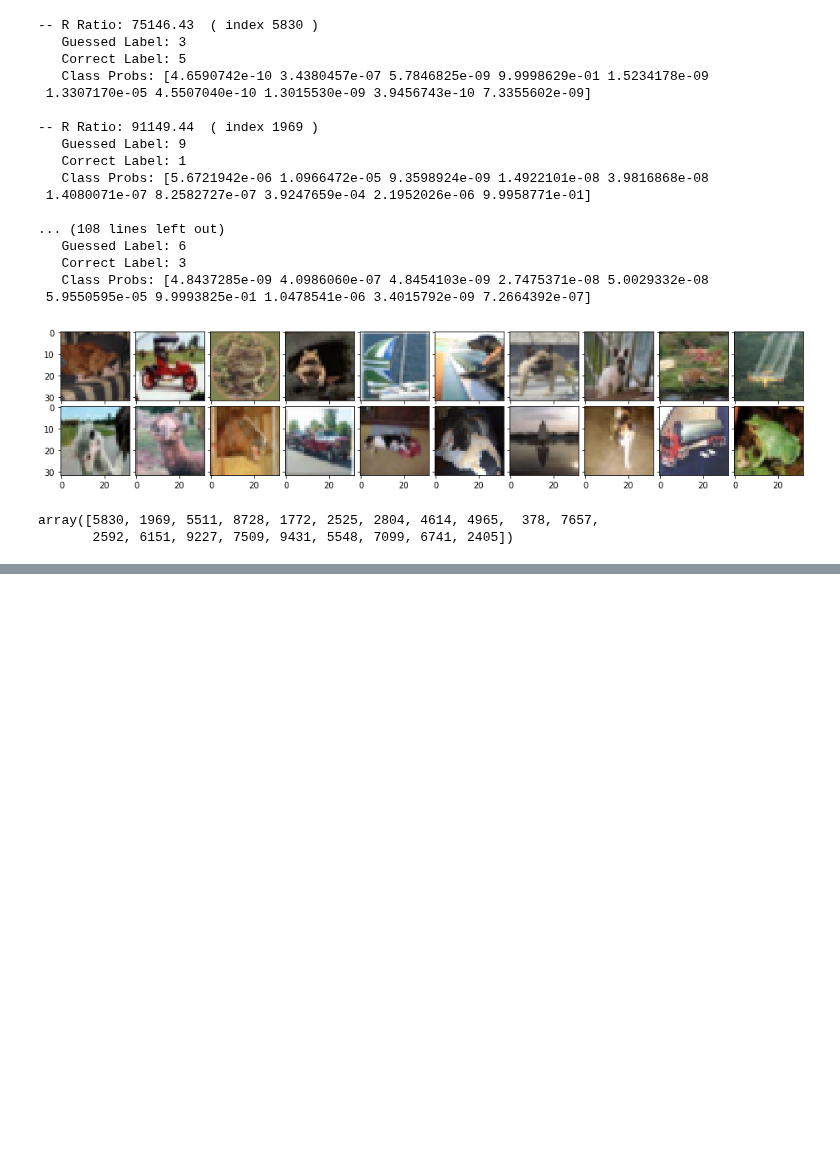
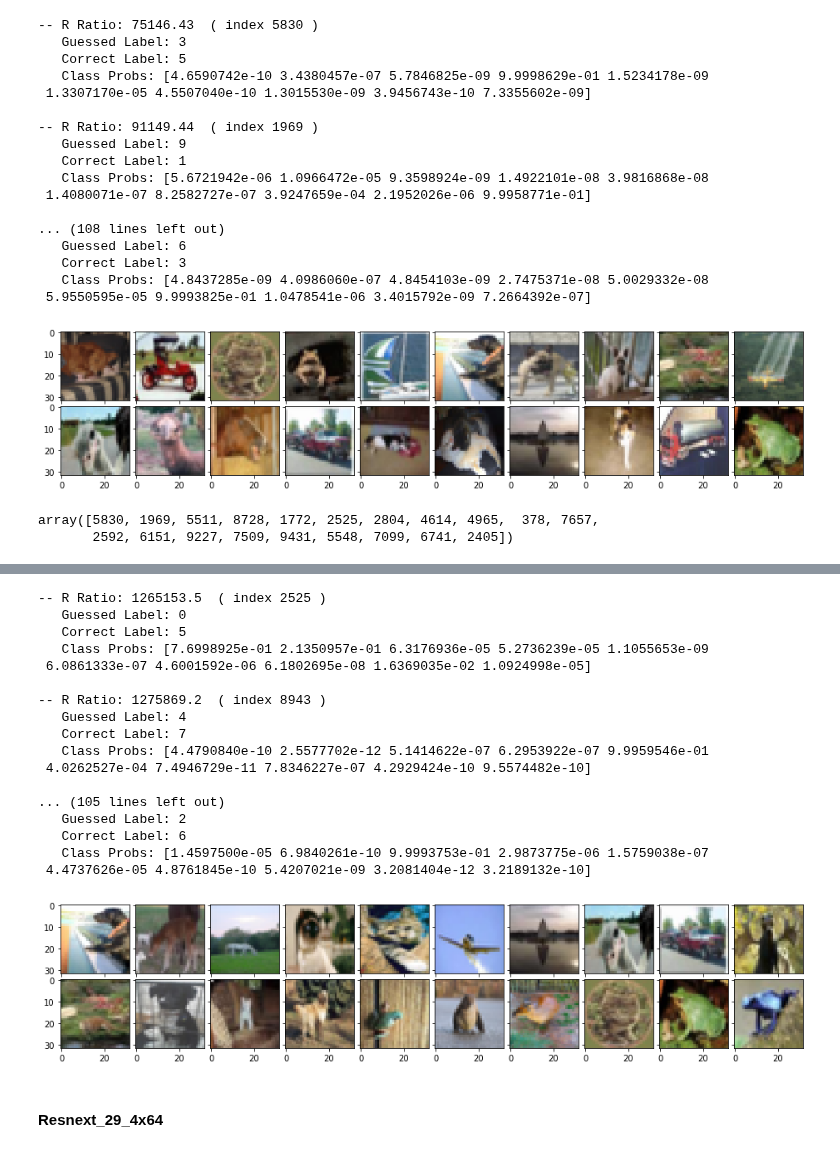
Before and after one commit to danzisar/w210-capstone, a Jupyter notebook: original_model_results/Reproducability_EDA.ipynb, the cells around one changed output, grey strips where cells are left out. Saved outputs shown, nothing was run; the diff lists cells and outputs as text; code cells hidden in the pictures; blank space fills up the shorter version.

```diff
--- a/original_model_results/Reproducability_EDA.ipynb
+++ b/original_model_results/Reproducability_EDA.ipynb
@@ -187,0 +186,4 @@ array([5830, 1969, 5511, 8728, 1772, 2525, 2804, 4614, 4965,  378, 7657,
+# %%
+output = './resnet_basic_32/predictions_160.npz'
+npzfile = np.load(output)
+confirm_score(npzfile)
@@ -187,0 +208,23 @@ array([5830, 1969, 5511, 8728, 1772, 2525, 2804, 4614, 4965,  378, 7657,
+# %%
+resnet_errors = error_by_r_score(npzfile)
+# %% [output]
+-- R Ratio: 1265153.5  ( index 2525 )
+   Guessed Label: 0
+   Correct Label: 5
+   Class Probs: [7.6998925e-01 2.1350957e-01 6.3176936e-05 5.2736239e-05 1.1055653e-09
+ 6.0861333e-07 4.6001592e-06 6.1802695e-08 1.6369035e-02 1.0924998e-05]
+
+-- R Ratio: 1275869.2  ( index 8943 )
+   Guessed Label: 4
+   Correct Label: 7
+   Class Probs: [4.4790840e-10 2.5577702e-12 5.1414622e-07 6.2953922e-07 9.9959546e-01
+ 4.0262527e-04 7.4946729e-11 7.8346227e-07 4.2929424e-10 9.5574482e-10]
+
+... (105 lines left out)
+   Guessed Label: 2
+   Correct Label: 6
+   Class Probs: [1.4597500e-05 6.9840261e-10 9.9993753e-01 2.9873775e-06 1.5759038e-07
+ 4.4737626e-05 4.8761845e-10 5.4207021e-09 3.2081404e-12 3.2189132e-10]
+[figure, added]
+# %% [markdown]
+#### Resnext_29_4x64
```
Also changed, not shown: parts of 12 cells of this notebook.
